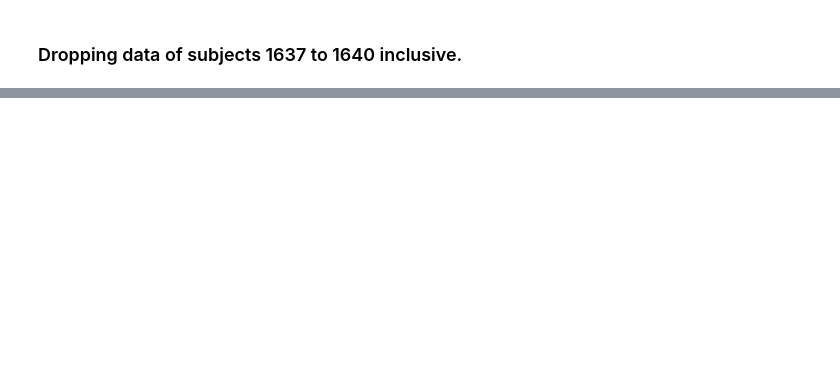
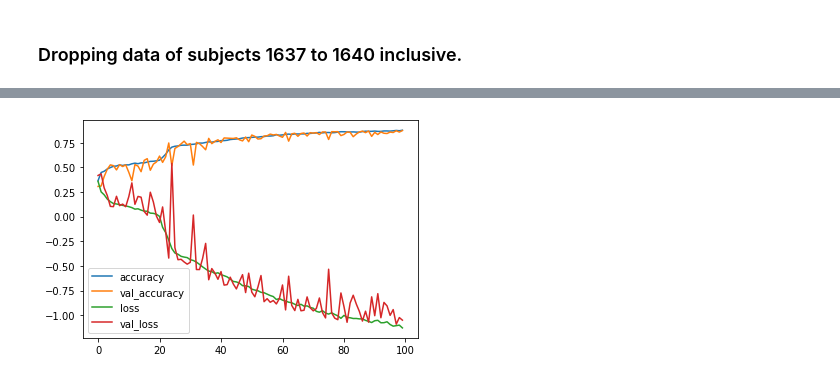
Before and after one commit to rayed-therap/human-activity-recognition-smartwartch, a Jupyter notebook: prepare_data.ipynb, the cells around one changed output, grey strips where cells are left out. Saved outputs shown, nothing was run; the diff lists cells and outputs as text; code cells hidden in the pictures; blank space fills up the shorter version.

```diff
--- a/prepare_data.ipynb
+++ b/prepare_data.ipynb
@@ -108,7 +145,7 @@ plot_sensor_readings('accel', 1637)
 # %% [markdown]
 ### Dropping data of subjects 1637 to 1640 inclusive.
 # %%
-har_df = har_df.loc[~har_df['subject'].isin([1637, 1638, 1639, 1640])].reset_index()
+# har_df = har_df.loc[~har_df['subject'].isin([1637, 1638, 1639, 1640])].reset_index()
 # %%
 with pd.option_context('display.max_rows', None):
     display(pd.pivot_table(har_df, index=har_df.columns[:2].tolist(), aggfunc='count'))
@@ -148,17 +190,17 @@ tf.__version__
 # %%
 from sklearn.model_selection import train_test_split
 
-X_train, X_test, y_train, y_test = train_test_split(X, y, train_size=0.8, shuffle=False)
+X_train, X_test, y_train, y_test = train_test_split(X, y, train_size=0.8, random_state=43)
 # %%
 model = tf.keras.models.Sequential([
-    tf.keras.layers.Conv1D(filters=32, kernel_size=3, input_shape=(SEQ_LEN, DIMS)),
+#     tf.keras.layers.Conv1D(filters=32, kernel_size=3, input_shape=(SEQ_LEN, DIMS)),
 #     tf.keras.layers.MaxPool1D(),
 #     tf.keras.layers.Conv1D(filters=64, kernel_size=3),
 #     tf.keras.layers.MaxPool1D(),
 #     tf.keras.layers.LSTM(units=64, return_sequences=True),
-    tf.keras.layers.LSTM(units=64),
+    tf.keras.layers.LSTM(units=32, input_shape=(SEQ_LEN, DIMS)),
     tf.keras.layers.Dropout(0.2),
-    tf.keras.layers.Dense(units=128, activation='relu'),
+    tf.keras.layers.Dense(units=64, activation='relu'),
     tf.keras.layers.Dense(units=5, activation='softmax')
 ])
 
@@ -175,10 +234,10 @@ model.summary()
 # %%
-%%timeit
+# %%timeit
 history = model.fit(X_train, y_train,
                     batch_size=32,
                     epochs=100,
                     validation_split=0.1,
                     callbacks=[
-                        tf.keras.callbacks.EarlyStopping(monitor='val_loss', patience=10),
+#                         tf.keras.callbacks.EarlyStopping(monitor='val_loss', patience=5),
                         tf.keras.callbacks.LearningRateScheduler(lambda epoch: 1e-3)
                     ])
@@ -189,11 +262,19 @@ plt.plot(history.history['lr'], label='lr')
 # %%
 fig, ax = plt.subplots()
 
 accuracy = history.history['accuracy']
-loss = history.history['loss']
+val_accuracy = history.history['val_accuracy']
+
+loss = np.log(history.history['loss'])
+val_loss = np.log(history.history['val_loss'])
+
 
 plt.plot(accuracy, label='accuracy')
-# plt.plot(loss, label='loss')
+plt.plot(val_accuracy, label='val_accuracy')
+plt.plot(loss, label='loss')
+plt.plot(val_loss, label='val_loss')
 
 plt.legend()
 plt.show()
+# %% [output]
+[figure, added]
```
Also changed, not shown: parts of 13 cells of this notebook.
